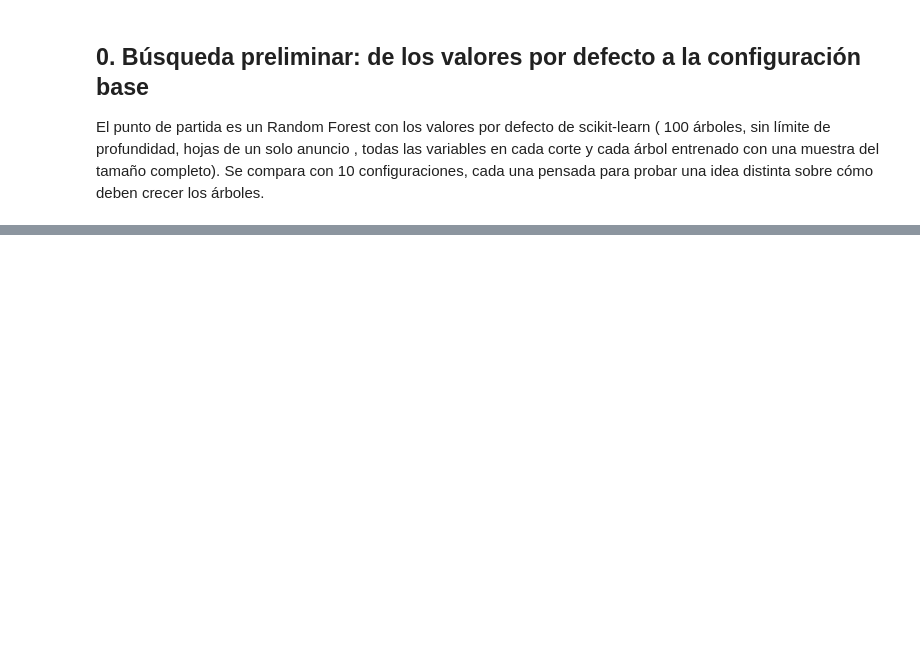
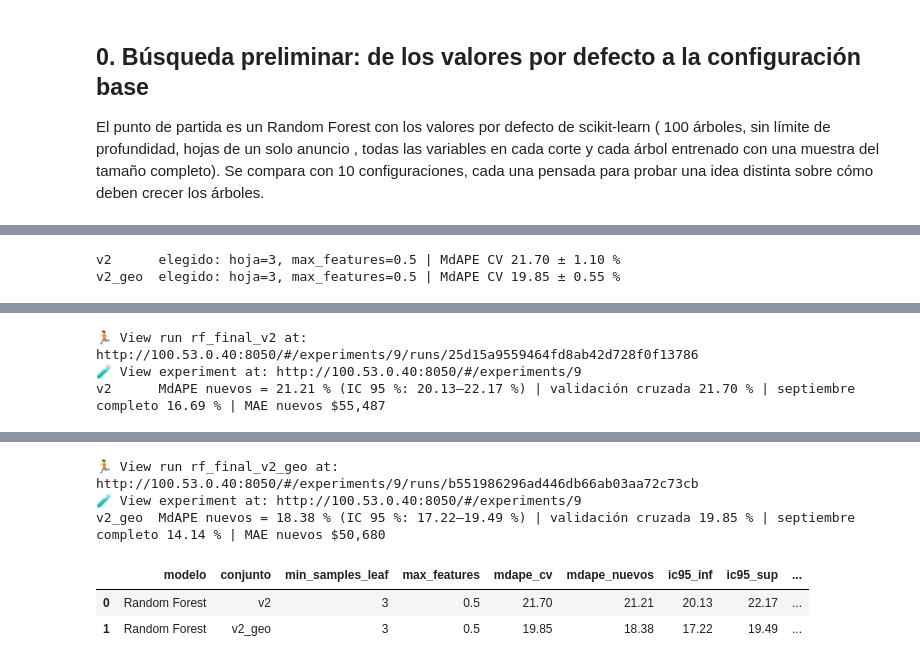
Before and after one commit to EdgarIMR/precios_airbnb_bogota, a Jupyter notebook: notebooks/03_random_forest.ipynb, the cells around one changed output, grey strips where cells are left out. Saved outputs shown, nothing was run; the diff lists cells and outputs as text; code cells hidden in the pictures; blank space fills up the shorter version.

```diff
--- a/notebooks/03_random_forest.ipynb
+++ b/notebooks/03_random_forest.ipynb
@@ -129,0 +431,43 @@ if EJECUTAR_PREBUSQUEDA:
+# %%
+# Combinación elegida para cada conjunto
+SELECCION = {
+    "v2":     {"min_samples_leaf": 3, "max_features": 0.5},
+    "v2_geo": {"min_samples_leaf": 3, "max_features": 0.5},
+}
+
+filas = []
+for version, elegido in SELECCION.items():
+    d = grilla[grilla["conjunto"] == version]
+    fila = d[(d["min_samples_leaf"] == elegido["min_samples_leaf"])
+             & np.isclose(d["max_features"], elegido["max_features"])]
+    if fila.empty:
+        raise ValueError(f"La combinación {elegido} no está en la malla de {version}")
+    filas.append(fila.iloc[0])
+    print(f"{version:7s} elegido: hoja={elegido['min_samples_leaf']}, max_features={elegido['max_features']} | "
+          f"MdAPE CV {fila.iloc[0]['mdape_cv']:.2f} ± {fila.iloc[0]['mdape_cv_std']:.2f} %")
+seleccionados = pd.DataFrame(filas).set_index("conjunto")
+# %% [output]
+v2      elegido: hoja=3, max_features=0.5 | MdAPE CV 21.70 ± 1.10 %
+v2_geo  elegido: hoja=3, max_features=0.5 | MdAPE CV 19.85 ± 0.55 %
+# %%
+if EJECUTAR_PRUEBA:
+    iniciar_mlflow("bogoprice-prueba-final")
+    prueba = []
+    for version, g in seleccionados.iterrows():
+        modelo, params = rf(min_samples_leaf=int(g["min_samples_leaf"]), max_features=float(g["max_features"]))
+        m, pipe = evaluar_prueba(datos, f"rf_final_{version}", modelo, version,
+                                 {"modelo": "RandomForest", **params}, AUTOR)
+        pred = np.exp(pipe.predict(datos.test[variables_v2.columnas(version)]))
+        ic_inf, ic_sup = intervalo_bootstrap(datos.y_test_cop[datos.es_nuevo], pred[datos.es_nuevo])
+        prueba.append({"modelo": "Random Forest", "conjunto": version,
+                       "min_samples_leaf": params["min_samples_leaf"], "max_features": params["max_features"],
+                       "mdape_cv": g["mdape_cv"], "mdape_nuevos": m["mdape_nuevos"],
+                       "ic95_inf": ic_inf, "ic95_sup": ic_sup, "mdape_sept": m["mdape"],
+                       "mdape_train": m["mdape_train"], "mae_nuevos": m["mae_nuevos"],
+                       "rmse_log_nuevos": m["rmse_log_nuevos"], "cumple_meta_20": m["mdape_nuevos"] <= 20})
+        print(f"{version:7s} MdAPE nuevos = {m['mdape_nuevos']:.2f} % (IC 95 %: {ic_inf:.2f}–{ic_sup:.2f} %) | "
+              f"validación cruzada {g['mdape_cv']:.2f} % | septiembre completo {m['mdape']:.2f} % | "
+              f"MAE nuevos ${m['mae_nuevos']:,.0f}")
+    prueba = pd.DataFrame(prueba)
+    display(prueba.round(2))
+# %% [output]
@@ -129,0 +477,3 @@ if EJECUTAR_PREBUSQUEDA:
+🏃 View run rf_final_v2 at: http://100.53.0.40:8050/#/experiments/9/runs/25d15a9559464fd8ab42d728f0f13786
+🧪 View experiment at: http://100.53.0.40:8050/#/experiments/9
+v2      MdAPE nuevos = 21.21 % (IC 95 %: 20.13–22.17 %) | validación cruzada 21.70 % | septiembre completo 16.69 % | MAE nuevos $55,487
@@ -129,0 +482,6 @@ if EJECUTAR_PREBUSQUEDA:
+🏃 View run rf_final_v2_geo at: http://100.53.0.40:8050/#/experiments/9/runs/b551986296ad446db66ab03aa72c73cb
+🧪 View experiment at: http://100.53.0.40:8050/#/experiments/9
+v2_geo  MdAPE nuevos = 18.38 % (IC 95 %: 17.22–19.49 %) | validación cruzada 19.85 % | septiembre completo 14.14 % | MAE nuevos $50,680
+|  | modelo | conjunto | min_samples_leaf | max_features | mdape_cv | mdape_nuevos | ic95_inf | ic95_sup | ... |
+| 0 | Random Forest | v2 | 3 | 0.5 | 21.70 | 21.21 | 20.13 | 22.17 | ... |
+| 1 | Random Forest | v2_geo | 3 | 0.5 | 19.85 | 18.38 | 17.22 | 19.49 | ... |
```
Also changed, not shown: parts of 15 cells of this notebook.
